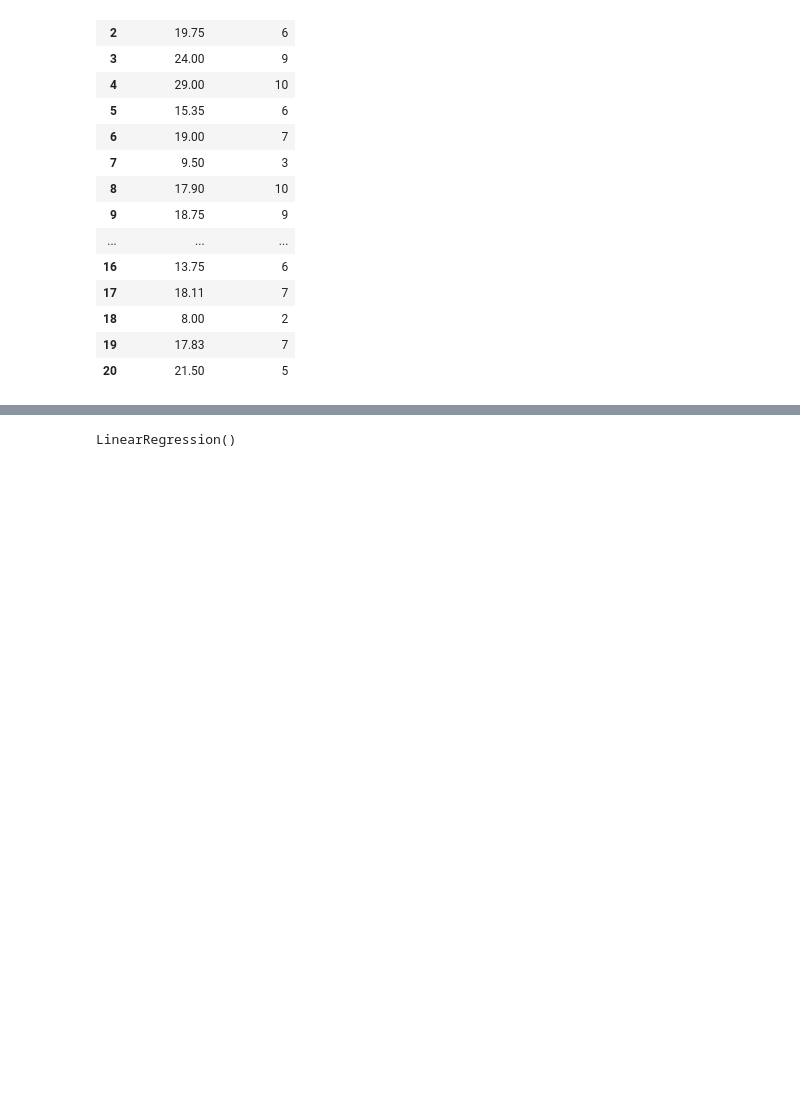
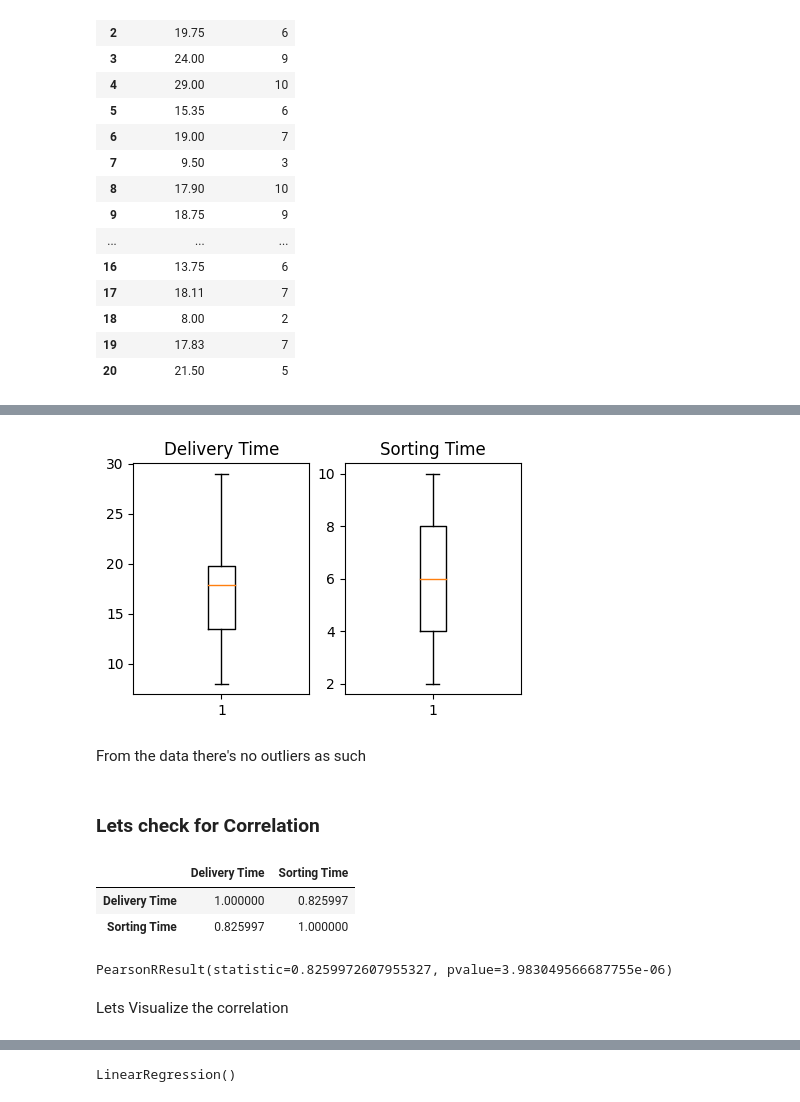
Before and after one commit to its-relative/Excelr, a Jupyter notebook: assignments/simplelinearreg/deliveryScaled.ipynb, the cells around one changed output, grey strips where cells are left out. Saved outputs shown, nothing was run; the diff lists cells and outputs as text; code cells hidden in the pictures; blank space fills up the shorter version.

```diff
--- a/assignments/simplelinearreg/deliveryScaled.ipynb
+++ b/assignments/simplelinearreg/deliveryScaled.ipynb
@@ -29,0 +74,21 @@ from sklearn.preprocessing import StandardScaler
+# %%
+plt.figure(figsize=[5,3])
+plt.subplot(121)
+plt.boxplot(df["Delivery Time"])
+plt.title("Delivery Time")
+plt.subplot(122)
+plt.boxplot(df["Sorting Time"])
+plt.title("Sorting Time")
+plt.show()
+# %% [output]
+[figure, added]
+# %% [markdown]
+From the data there's no outliers as such
+# %% [markdown]
+### Lets check for Correlation
+# %%
+df.corr()
+# %% [output]
+|  | Delivery Time | Sorting Time |
+| Delivery Time | 1.000000 | 0.825997 |
+| Sorting Time | 0.825997 | 1.000000 |
@@ -29,0 +97,6 @@ from sklearn.preprocessing import StandardScaler
+# %%
+pearsonr(df["Delivery Time"],df["Sorting Time"])
+# %% [output]
+PearsonRResult(statistic=0.8259972607955327, pvalue=3.983049566687755e-06)
+# %% [markdown]
+Lets Visualize the correlation
```
Also changed, not shown: parts of 54 cells of this notebook.
